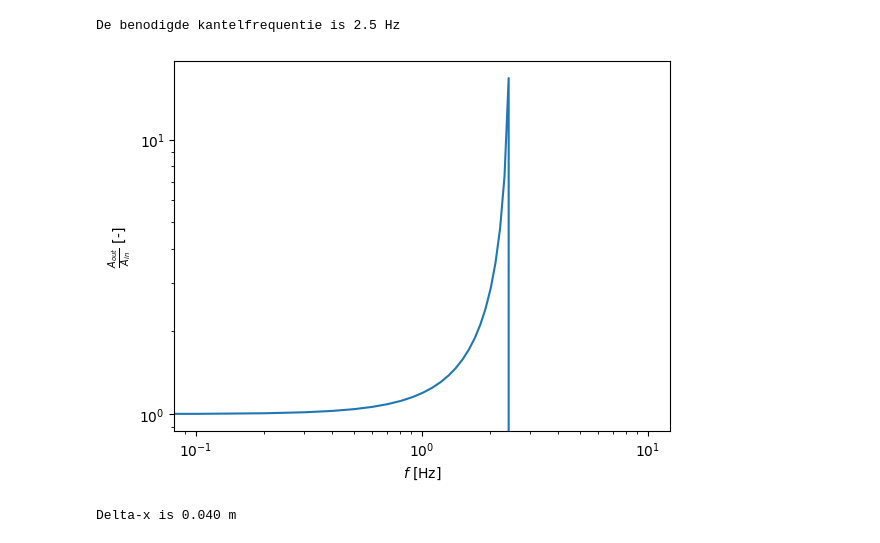
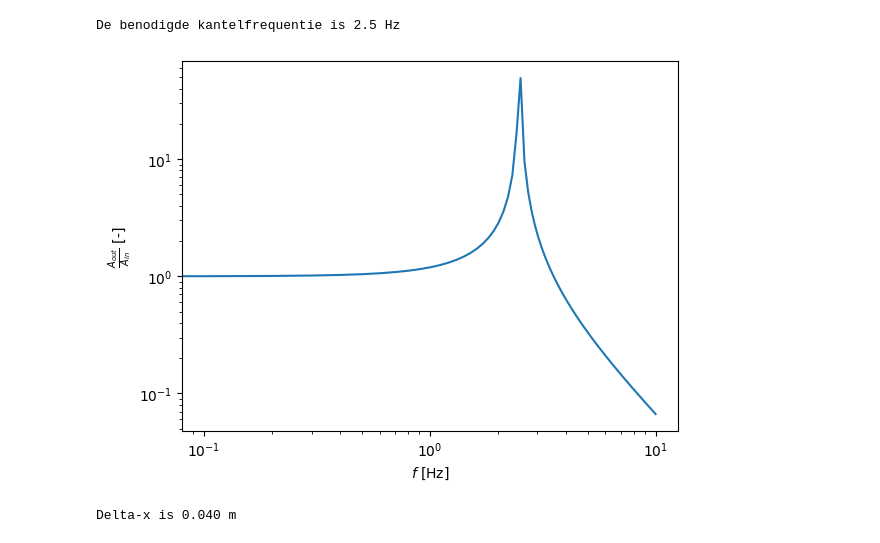
Before and after one commit to thaak123/THAAK-opdrachten-DEF-D, a Jupyter notebook: FysiekeOntwerpopdrachten/5MaakEenOpstellingTrillingsvrij/Ontwerpopdracht5MaakEenOpstellingTrillingsvrijInvulTemplate.ipynb, the cells around one changed output. Saved outputs shown, nothing was run; the diff lists cells and outputs as text; code cells hidden in the pictures.

```diff
--- a/FysiekeOntwerpopdrachten/5MaakEenOpstellingTrillingsvrij/Ontwerpopdracht5MaakEenOpstellingTrillingsvrijInvulTemplate.ipynb
+++ b/FysiekeOntwerpopdrachten/5MaakEenOpstellingTrillingsvrij/Ontwerpopdracht5MaakEenOpstellingTrillingsvrijInvulTemplate.ipynb
@@ -54,16 +56,16 @@ De benodigde kantelfrequentie is 2.5 Hz
 # %%
 # Voeg hier je plot in.
 f_arr = np.linspace(0,10, 100)
 w_arr = 2*np.pi*f_arr
-A_quo = 1 / (1 - (w_arr/w0)**2)
+A_quo = np.abs(1 / (1 - (w_arr/w0)**2))
 
 plt.figure()
 plt.loglog(f_arr, A_quo)
 plt.xlabel(r"$f$ [Hz]")
 plt.ylabel(r"$\frac{A_{out}}{A_{in}}$ [-]")
 plt.show()
 # %% [output]
-[figure, old version]
+[figure, new version]
 # %%
 # Bereken hier de minimale Delta-x waarbij je aan de eis van de opdracht voldoet.
 g = 9.81 #m/s^2
```
Also changed, not shown: parts of 17 cells of this notebook, 3 other files.
